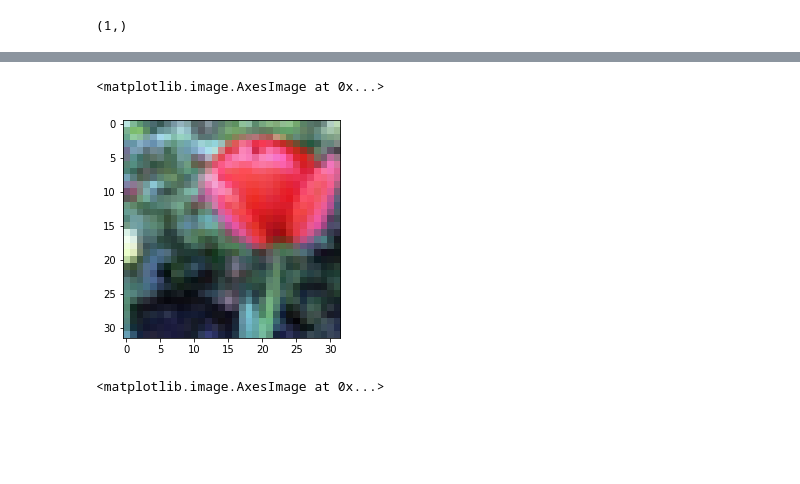
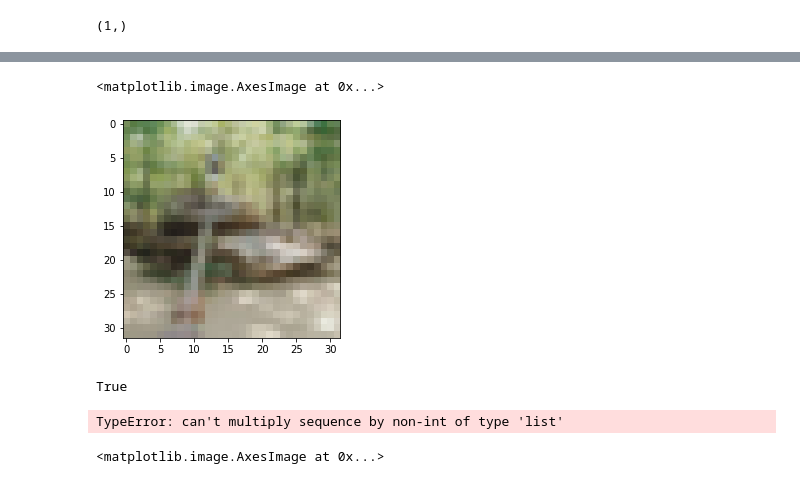
Before and after one commit to Tung-I/Incremental_Learning, a Jupyter notebook: CIFAR_preprocess.ipynb, the cells around one changed output, grey strips where cells are left out. Cells and saved outputs as stored; diff of their text form; code cells hidden in the pictures; blank space fills up the shorter version.

```diff
--- a/CIFAR_preprocess.ipynb
+++ b/CIFAR_preprocess.ipynb
@@ -146,15 +146,26 @@ for dir_path in class_dirs:
         print(dir_path)
 # %%
 ### check output
-class_name = 'tulip'
+class_name = 'tank'
 location = Path('/home/tony/datasets/CIFAR_preprocessed/train/') / Path(class_name)
 idx = random.randint(0, 499)
 img_path = list(location.glob('image*.npy'))[idx]
 img = np.load(img_path)
 plt.imshow(img)
 # %% [output]
 <matplotlib.image.AxesImage at 0x...>
-[figure, old version]
+[figure, new version]
+# %%
+img = np.load(img_path)
+isinstance(img, np.ndarray)
+# %% [output]
+True
+# %%
+a = [1, 2, 3]
+b = [4, 5, 6]
+a*b
+# %% [output]
+TypeError: can't multiply sequence by non-int of type 'list'
 # %%
 i = 0
 r = train_data[i][:1024]
```
Also changed, not shown: 15 other files.
